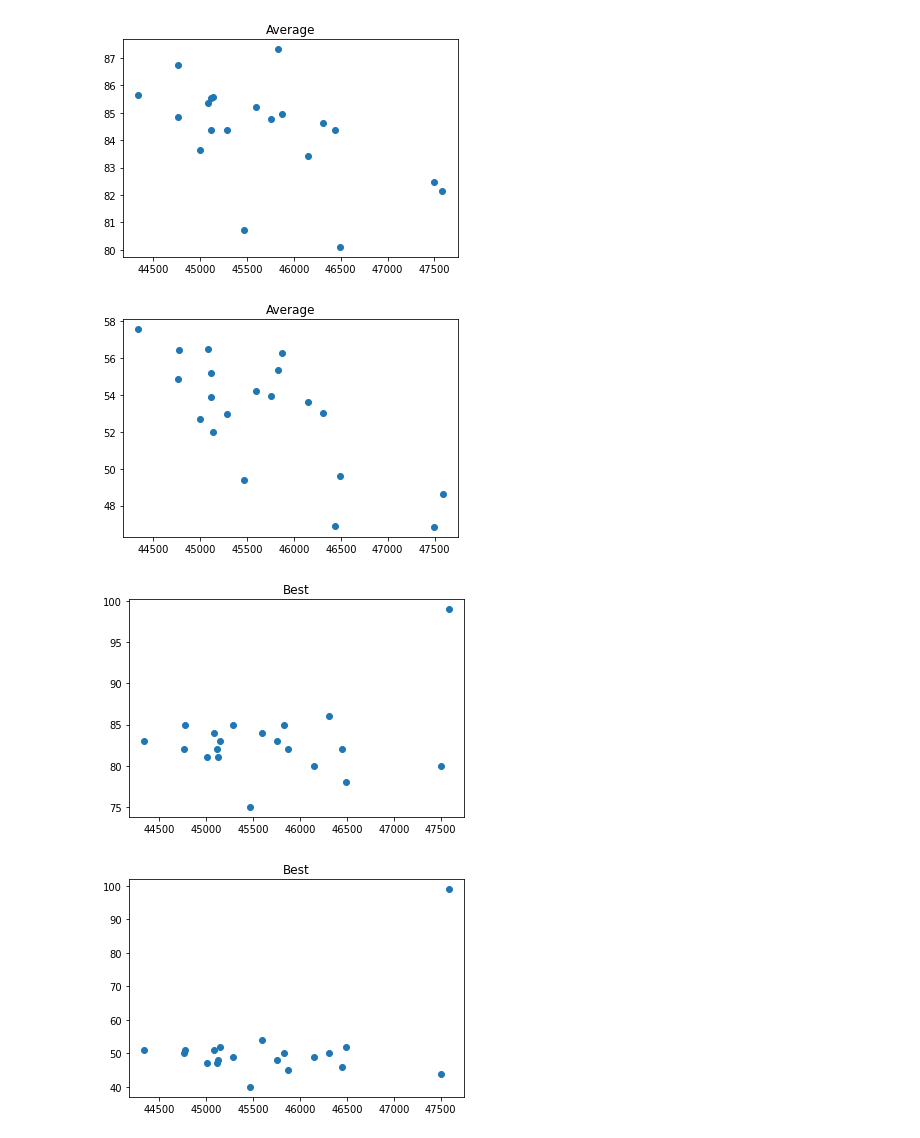
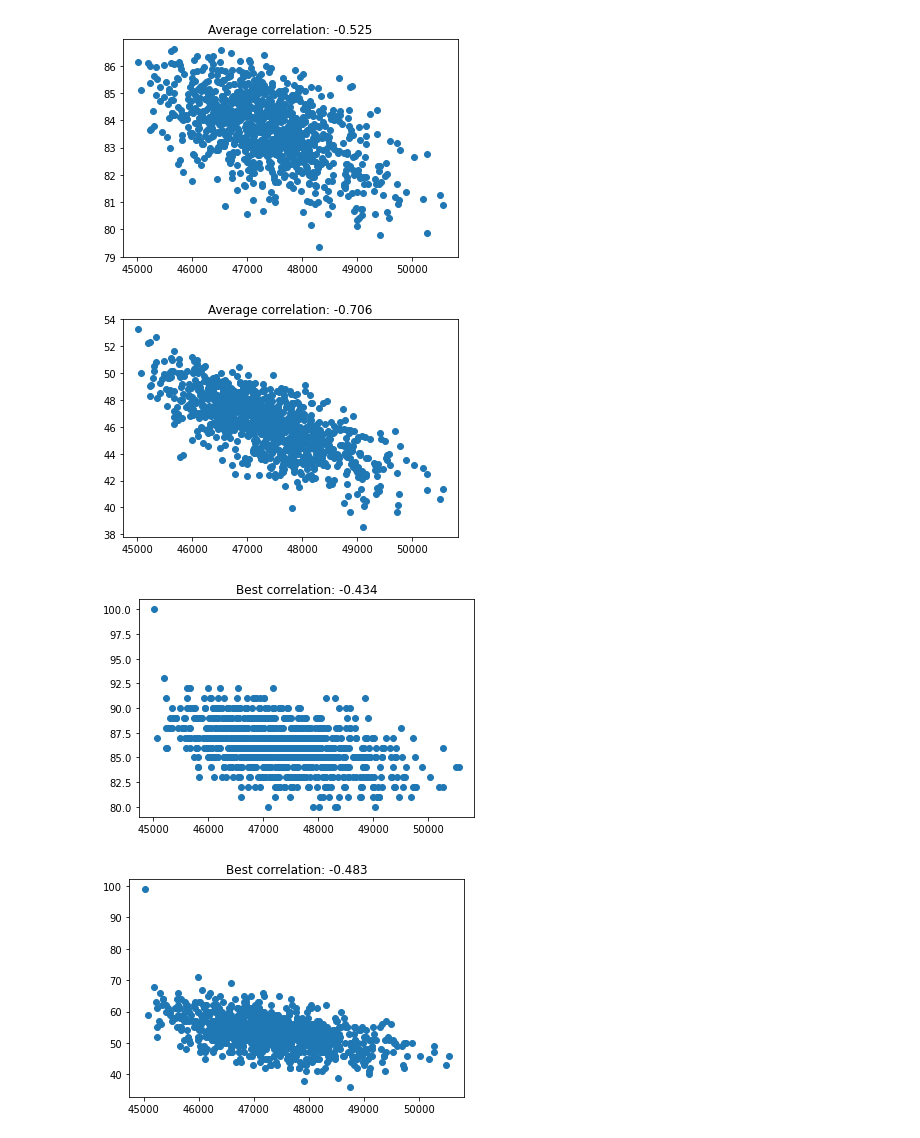
Before and after one commit to Mikikrus/Evolutionary-Computation, a Jupyter notebook: lab8/EC_lab8.ipynb, the cells around one changed output. Drawn from its saved outputs; the diff is of its cells as text; code cells hidden in the pictures.

```diff
--- a/lab8/EC_lab8.ipynb
+++ b/lab8/EC_lab8.ipynb
@@ -89,3 +10,9 @@ def summarize(func, data, title, args):
+# %%
+def LSG(data, distances):
+    order = random_initial_solution(data)
+    order = local_search_greedy(order, distances, data)
+    solution = calculate_value(data, distances, order)
+    return solution[0], order
 # %%
 def pairwise(iterable):
     "s -> (s0,s1), (s1,s2), (s2, s3), ..."
@@ -127,29 +54,31 @@ def similarity(instances, best_solution=None):
     return out
 #     print(len(intersect2d(edges[0],edges[1])))
 # %%
-def summarize_similarity(func, data):
+def summarize_similarity(func, data, iter_number: int = 20):
     distances = calculate_cost(data)
 
-    args = dict(running_time=0.05, local_search=False)
-    out = [func(data, distances, args) for _ in range(20)]
-    best_solution = out.index(max(out, key=lambda x:x[0]))
+    out = [func(data, distances) for _ in range(iter_number)]
+    best_solution = out.index(min(out, key=lambda x:x[0]))
 
     title = 'Average'
     x, y1, y2 = similarity(out).T
+    y1_corr,y2_corr = pd.DataFrame([x,y1,y2]).T.corr()[0][[1,2]].round(3)
     plt.scatter(x, y1)
-    plt.title(title)
+    plt.title(title + f" correlation: {y1_corr}")
     plt.show()
     plt.scatter(x, y2)
-    plt.title(title)
+    plt.title(title + f" correlation: {y2_corr}")
     plt.show()
-
+    #
     title = 'Best'
     x, y1, y2 = similarity(out, best_solution).T
+    y1_corr,y2_corr = pd.DataFrame([x,y1,y2]).T.corr()[0][[1,2]].round(3)
+
     plt.scatter(x, y1)
-    plt.title(title)
+    plt.title(title + f" correlation: {y1_corr}")
     plt.show()
     plt.scatter(x, y2)
-    plt.title(title)
+    plt.title(title + f" correlation: {y2_corr}")
     plt.show()
 # %%
 data = np.loadtxt('TSPC.csv', dtype=int, delimiter=';')
@@ -162,8 +91,8 @@ summarize_similarity(LSNS, data)
 # %%
 data = np.loadtxt('TSPD.csv', dtype=int, delimiter=';')
-summarize_similarity(LSNS, data)
+summarize_similarity(LSG, data,iter_number=1000)
 # %% [output]
-[figure, old version]
+[figure, new version]
-[figure, old version]
+[figure, new version]
-[figure, old version]
+[figure, new version]
-[figure, old version]
+[figure, new version]
```
Also changed, not shown: parts of 5 cells of this notebook, 1 other file.
